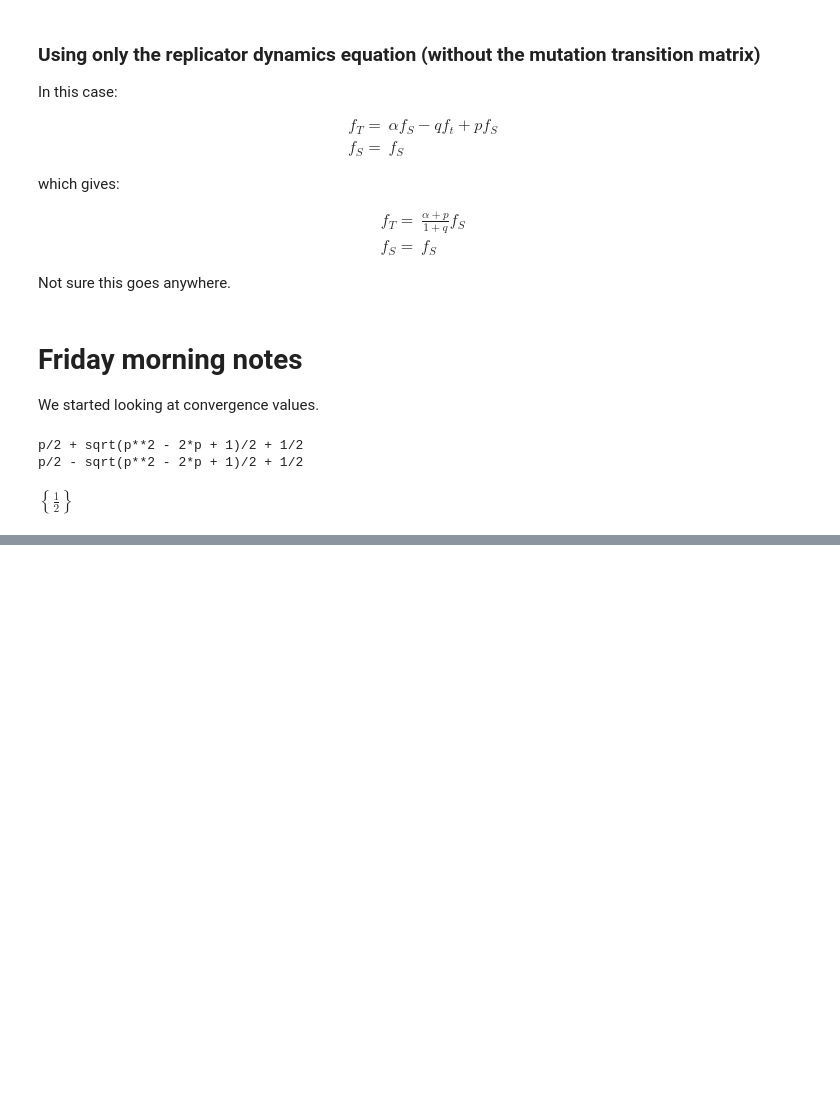
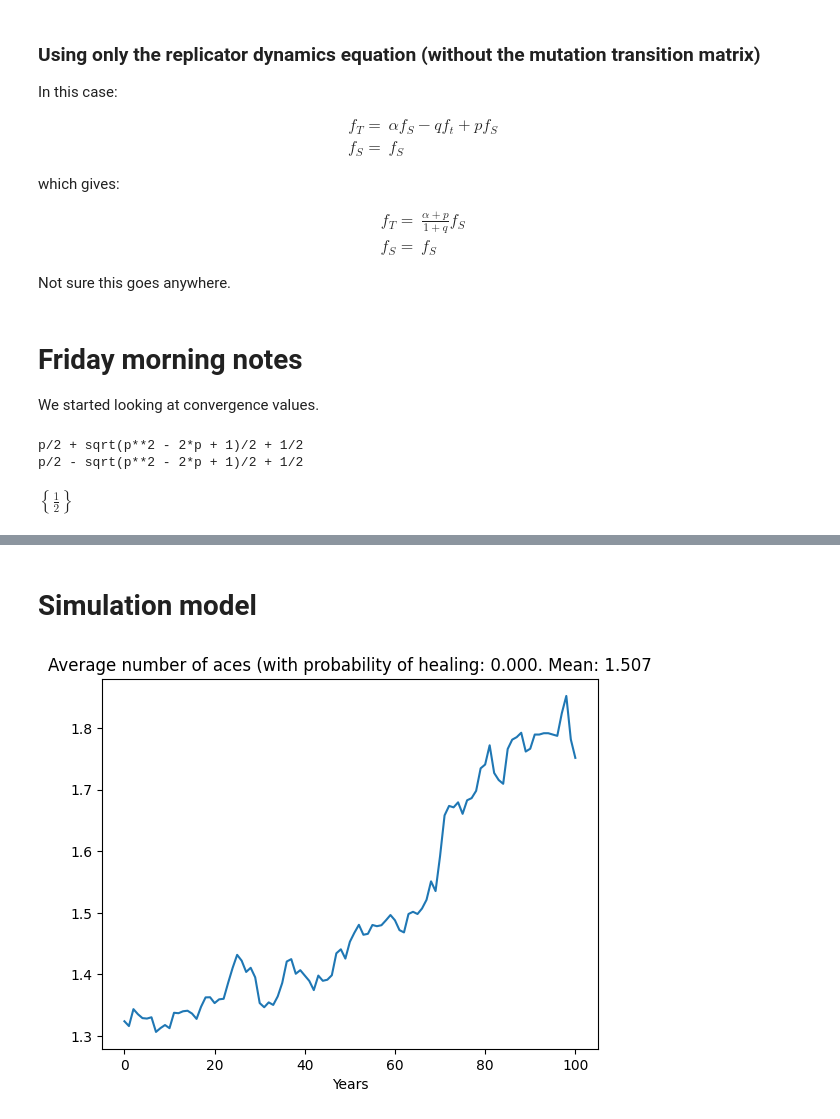
Before and after one commit to drvinceknight/hphp, a Jupyter notebook: main.ipynb, the cells around one changed output, grey strips where cells are left out. Cells and saved outputs as stored; diff of their text form; code cells hidden in the pictures; blank space fills up the shorter version.

Commit message:
Add simulation model. (#5)

```diff
--- a/main.ipynb
+++ b/main.ipynb
@@ -345,3 +365,5 @@ $\displaystyle \left\{\frac{1}{2}\right\}$
 get_convergence(alpha=symbolic_alpha, p=symbolic_p, q=symbolic_q)
 # %% [output]
 $\displaystyle \left\{- \frac{\alpha q - \alpha + p + 1}{2 \left(\alpha - 1\right)} - \frac{\sqrt{\alpha^{2} q^{2} - 2 \alpha^{2} q + \alpha^{2} + 2 \alpha p q + 2 \alpha p + 2 \alpha q - 2 \alpha + p^{2} - 2 p + 1}}{2 \left(\alpha - 1\right)}, - \frac{\alpha q - \alpha + p + 1}{2 \left(\alpha - 1\right)} + \frac{\sqrt{\alpha^{2} q^{2} - 2 \alpha^{2} q + \alpha^{2} + 2 \alpha p q + 2 \alpha p + 2 \alpha q - 2 \alpha + p^{2} - 2 p + 1}}{2 \left(\alpha - 1\right)}\right\}$
+# %% [markdown]
+# Simulation model
@@ -347,0 +372,35 @@ $\displaystyle \left\{- \frac{\alpha q - \alpha + p + 1}{2 \left(\alpha - 1\righ
+# %%
+number_of_years = 100
+probability_of_male_birth = 105 / (205)
+number_of_initial_individuals = 500
+seed = 0
+
+probability_of_heal = 0
+
+initial_population = src.get_population(
+    number_of_individuals=number_of_initial_individuals,
+    population_pyramid=src.uk_population_pyramid,
+    seed=seed,
+)
+populations = src.simulation.simulate(
+    number_of_years=number_of_years,
+    initial_population=initial_population,
+    probability_of_male_birth=probability_of_male_birth,
+    seed=seed,
+    probability_of_heal=probability_of_heal,
+)
+# %%
+# NBVAL_IGNORE_OUTPUT
+
+mean_number_of_aces = [
+    np.mean([individual.number_of_aces for individual in population])
+    for population in populations
+]
+plt.figure()
+plt.plot(mean_number_of_aces)
+plt.title(
+    f"Average number of aces (with probability of healing: {probability_of_heal:.03f}. Mean: {np.mean(mean_number_of_aces):.03f}"
+)
+plt.xlabel("Years");
+# %% [output]
+[figure, added]
```
Also changed, not shown: parts of 21 cells of this notebook, 5 other files.
